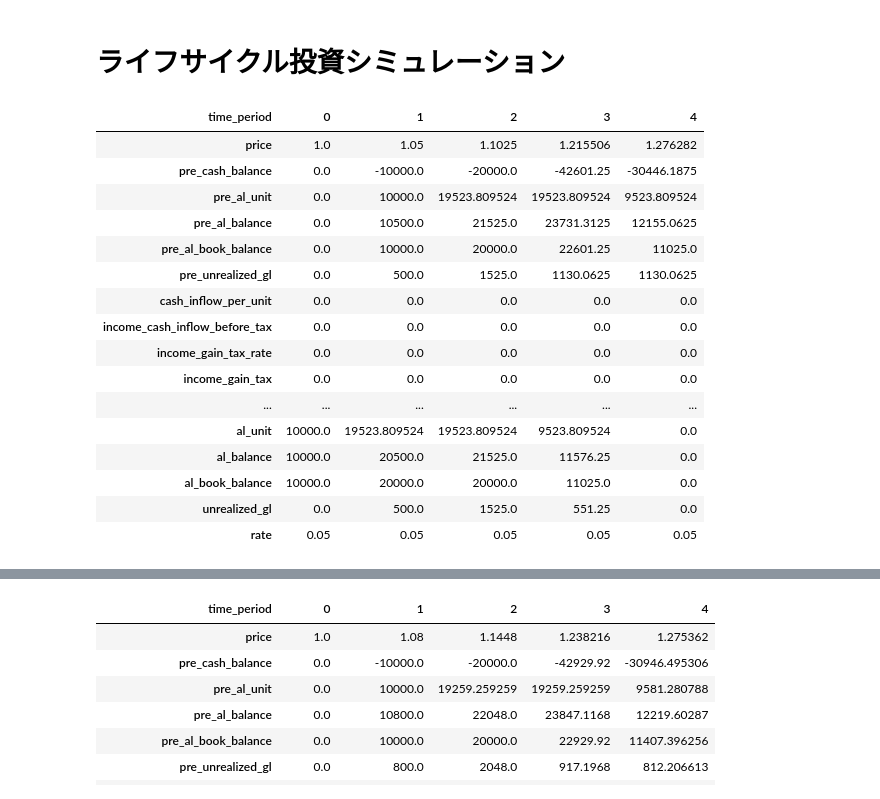
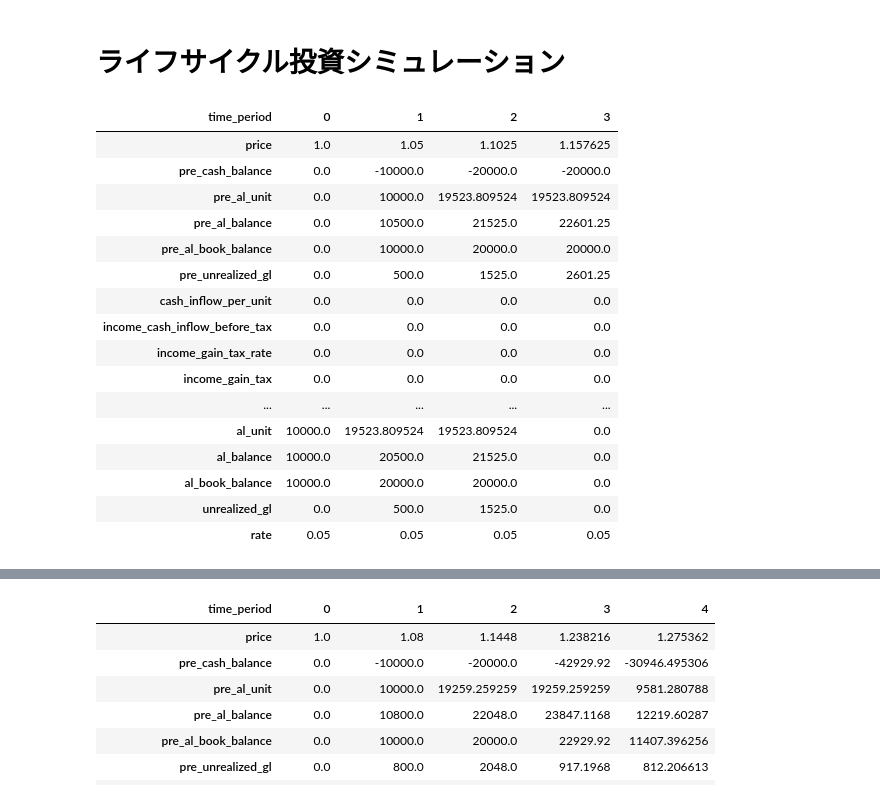
Before and after one commit to well-living/FPy, a Jupyter notebook: examples/s04_lifecycle_investment.ipynb, the cells around one changed output, grey strips where cells are left out. Saved outputs shown, nothing was run; the diff lists cells and outputs as text; code cells hidden in the pictures.

```diff
--- a/examples/s04_lifecycle_investment.ipynb
+++ b/examples/s04_lifecycle_investment.ipynb
@@ -10,35 +10,35 @@ from fpyjp.core.balance_simulator import LifecycleInvestSimulator
 # %%
 # シンプルなケース
 simulator = LifecycleInvestSimulator(
     contribution_amount=10000,
     rate=0.05,  # 5% annual return across all phases
     # Period-based specification
     accumulation_periods=2,
     hold_periods=1,
-    decumulation_periods=2,
+    decumulation_periods=1,
     initial_cash_balance=0,
     initial_price=1.0,
 )
 results = simulator.simulate()
 results.T
 # %% [output]
-| time_period | 0 | 1 | 2 | 3 | 4 |
-| price | 1.0 | 1.05 | 1.1025 | 1.215506 | 1.276282 |
-| pre_cash_balance | 0.0 | -10000.0 | -20000.0 | -42601.25 | -30446.1875 |
-| pre_al_unit | 0.0 | 10000.0 | 19523.809524 | 19523.809524 | 9523.809524 |
-| pre_al_balance | 0.0 | 10500.0 | 21525.0 | 23731.3125 | 12155.0625 |
-| pre_al_book_balance | 0.0 | 10000.0 | 20000.0 | 22601.25 | 11025.0 |
-| pre_unrealized_gl | 0.0 | 500.0 | 1525.0 | 1130.0625 | 1130.0625 |
-| cash_inflow_per_unit | 0.0 | 0.0 | 0.0 | 0.0 | 0.0 |
-| income_cash_inflow_before_tax | 0.0 | 0.0 | 0.0 | 0.0 | 0.0 |
-| income_gain_tax_rate | 0.0 | 0.0 | 0.0 | 0.0 | 0.0 |
-| income_gain_tax | 0.0 | 0.0 | 0.0 | 0.0 | 0.0 |
-| ... | ... | ... | ... | ... | ... |
-| al_unit | 10000.0 | 19523.809524 | 19523.809524 | 9523.809524 | 0.0 |
-| al_balance | 10000.0 | 20500.0 | 21525.0 | 11576.25 | 0.0 |
-| al_book_balance | 10000.0 | 20000.0 | 20000.0 | 11025.0 | 0.0 |
-| unrealized_gl | 0.0 | 500.0 | 1525.0 | 551.25 | 0.0 |
-| rate | 0.05 | 0.05 | 0.05 | 0.05 | 0.05 |
+| time_period | 0 | 1 | 2 | 3 |
+| price | 1.0 | 1.05 | 1.1025 | 1.157625 |
+| pre_cash_balance | 0.0 | -10000.0 | -20000.0 | -20000.0 |
+| pre_al_unit | 0.0 | 10000.0 | 19523.809524 | 19523.809524 |
+| pre_al_balance | 0.0 | 10500.0 | 21525.0 | 22601.25 |
+| pre_al_book_balance | 0.0 | 10000.0 | 20000.0 | 20000.0 |
+| pre_unrealized_gl | 0.0 | 500.0 | 1525.0 | 2601.25 |
+| cash_inflow_per_unit | 0.0 | 0.0 | 0.0 | 0.0 |
+| income_cash_inflow_before_tax | 0.0 | 0.0 | 0.0 | 0.0 |
+| income_gain_tax_rate | 0.0 | 0.0 | 0.0 | 0.0 |
+| income_gain_tax | 0.0 | 0.0 | 0.0 | 0.0 |
+| ... | ... | ... | ... | ... |
+| al_unit | 10000.0 | 19523.809524 | 19523.809524 | 0.0 |
+| al_balance | 10000.0 | 20500.0 | 21525.0 | 0.0 |
+| al_book_balance | 10000.0 | 20000.0 | 20000.0 | 0.0 |
+| unrealized_gl | 0.0 | 500.0 | 1525.0 | 0.0 |
+| rate | 0.05 | 0.05 | 0.05 | 0.05 |
 # %%
 # 20-year accumulation, 10-year hold, 15-year decumulation
 simulator = LifecycleInvestSimulator(
```
